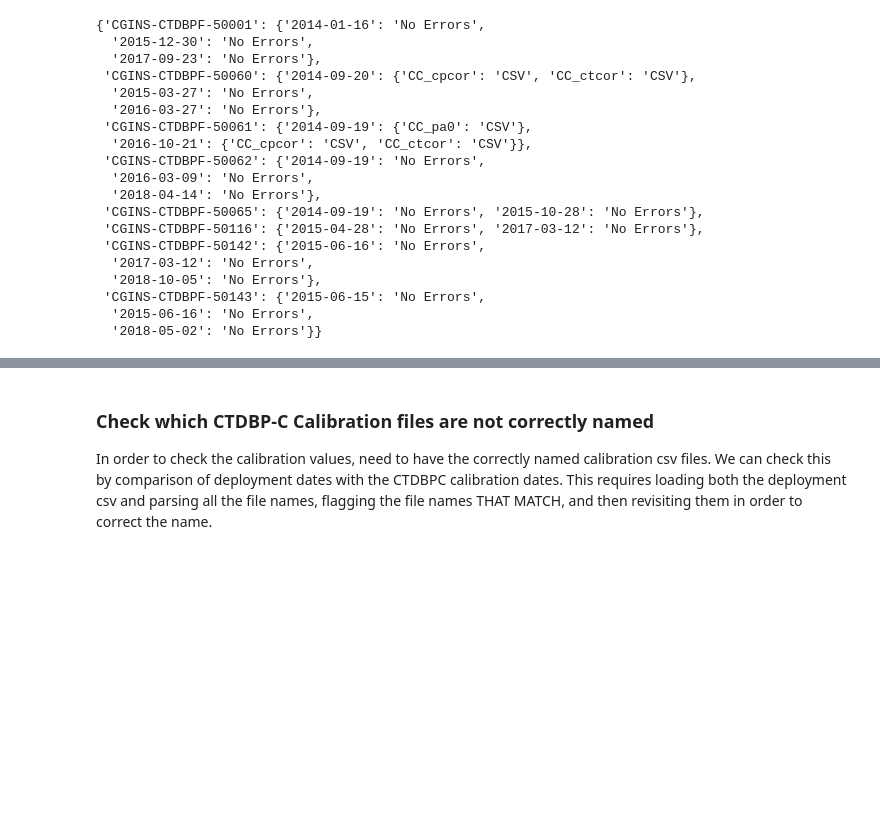
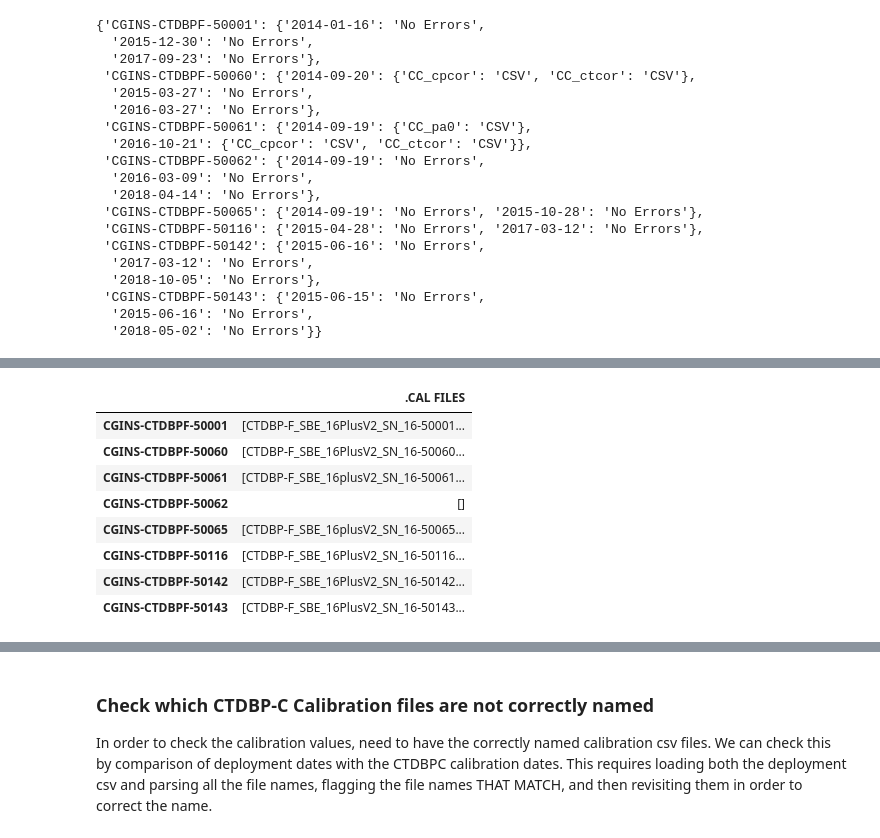
Before and after one commit to cooleyky/QAQC_Sandbox, a Jupyter notebook: Metadata_Review/Metadata_Review.ipynb, the cells around one changed output, grey strips where cells are left out. Cells and saved outputs as stored; diff of their text form; code cells hidden in the pictures; blank space fills up the shorter version.

```diff
--- a/Metadata_Review/Metadata_Review.ipynb
+++ b/Metadata_Review/Metadata_Review.ipynb
@@ -1218,0 +1274,13 @@ df2.to_csv('CTDBPF_Errors.csv')
+# %%
+df_missing['.CAL FILES'] = cal_missing.values()
+df_missing
+# %% [output]
+|  | .CAL FILES |
+| CGINS-CTDBPF-50001 | [CTDBP-F_SBE_16PlusV2_SN_16-50001... |
+| CGINS-CTDBPF-50060 | [CTDBP-F_SBE_16PlusV2_SN_16-50060... |
+| CGINS-CTDBPF-50061 | [CTDBP-F_SBE_16plusV2_SN_16-50061... |
+| CGINS-CTDBPF-50062 | [] |
+| CGINS-CTDBPF-50065 | [CTDBP-F_SBE_16plusV2_SN_16-50065... |
+| CGINS-CTDBPF-50116 | [CTDBP-F_SBE_16PlusV2_SN_16-50116... |
+| CGINS-CTDBPF-50142 | [CTDBP-F_SBE_16PlusV2_SN_16-50142... |
+| CGINS-CTDBPF-50143 | [CTDBP-F_SBE_16PlusV2_SN_16-50143... |
```
Also changed, not shown: parts of 9 cells of this notebook, 1 other file.
